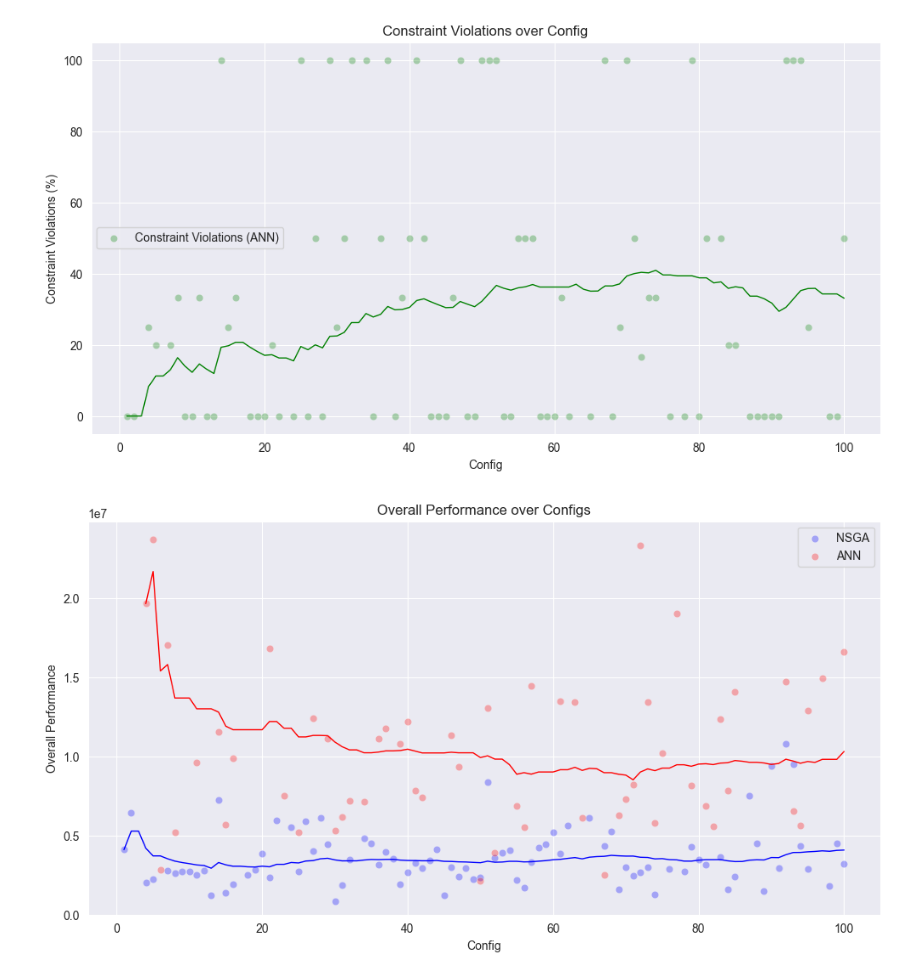
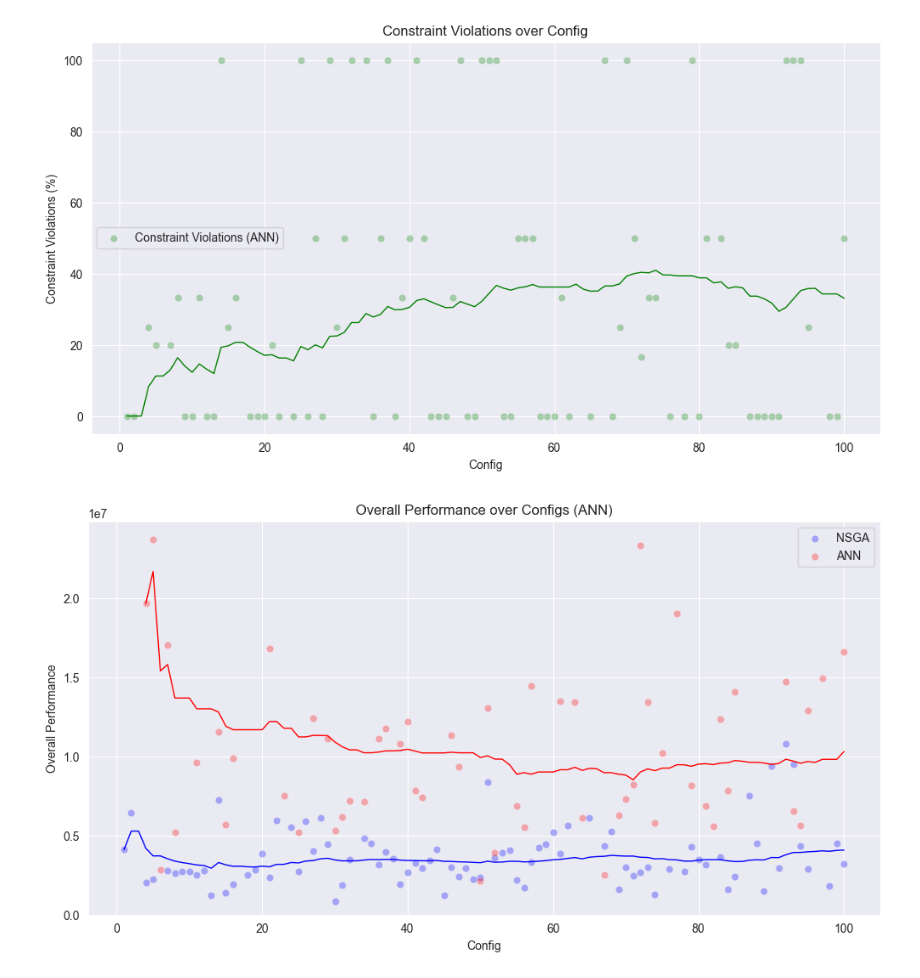
Before and after one commit to mpgallage/computing-continuum-simulator, a Jupyter notebook: analysis/analysis_mini.ipynb, the cells around one changed output. Cells and saved outputs as stored; diff of their text form; code cells hidden in the pictures.

```diff
--- a/analysis/analysis_mini.ipynb
+++ b/analysis/analysis_mini.ipynb
@@ -229,24 +229,24 @@ plt.show()
 # %%
 # Objective function * constraint_violations should give an idea of how much the objective function is affected by constraint violations
 combined_data['obj_rate_nsga'] = 100 / combined_data['constraint_violations_nsga'] * combined_data['obj_function']
 combined_data['obj_rate_ann'] = 100 / combined_data['constraint_violations_ann'] * combined_data['obj_function_ann']
 
 # Creating the line plot
 plt.figure(figsize=(12, 6))
 sns.scatterplot(x='config_number', y='obj_rate_nsga', data=combined_data, label='NSGA', color='blue', alpha=0.3)
 sns.scatterplot(x='config_number', y='obj_rate_ann', data=combined_data, label='ANN', color='red', alpha=0.3)
 
 # Drawing a moving average line through the scatter points
 window_size = 50
 sns.lineplot(x='config_number', y=combined_data['obj_rate_nsga'].rolling(window=window_size, min_periods=1).mean(), data=combined_data, color='blue', lw=1)
 sns.lineplot(x='config_number', y=combined_data['obj_rate_ann'].rolling(window=window_size, min_periods=1).mean(), data=combined_data, color='red', lw=1)
 
-title = 'Overall Performance over Configs'
+title = 'Overall Performance over Configs (ANN)'
 plt.title(title)
 plt.xlabel('Config')
 plt.ylabel('Overall Performance')
 plt.ylim(ymin=0)
 plt.savefig(f'images/{title.replace(" ", "_")}')
 plt.show()
 # %% [output]
-[figure, old version]
+[figure, new version]
```
Also changed, not shown: 1 other file.
